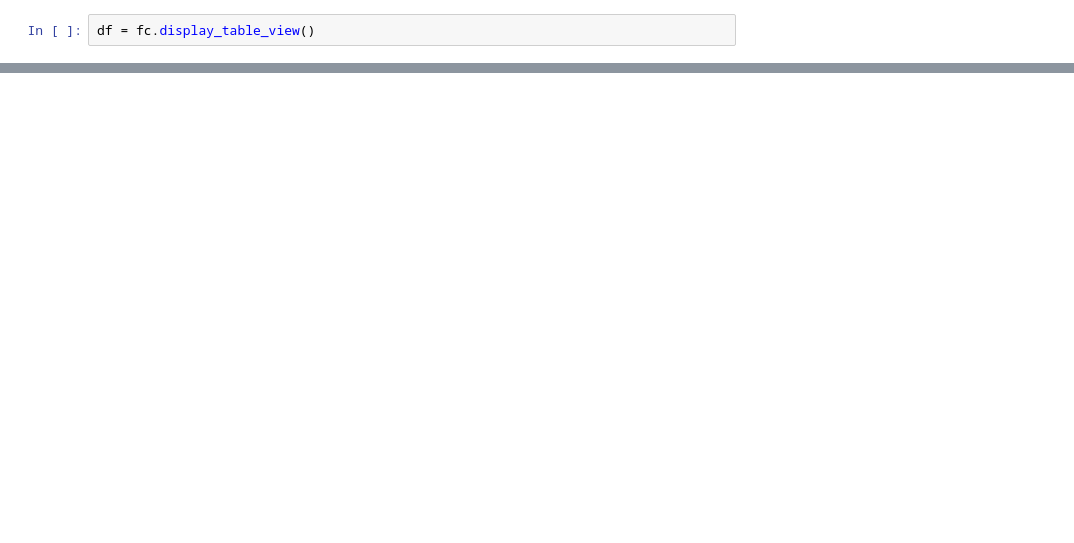
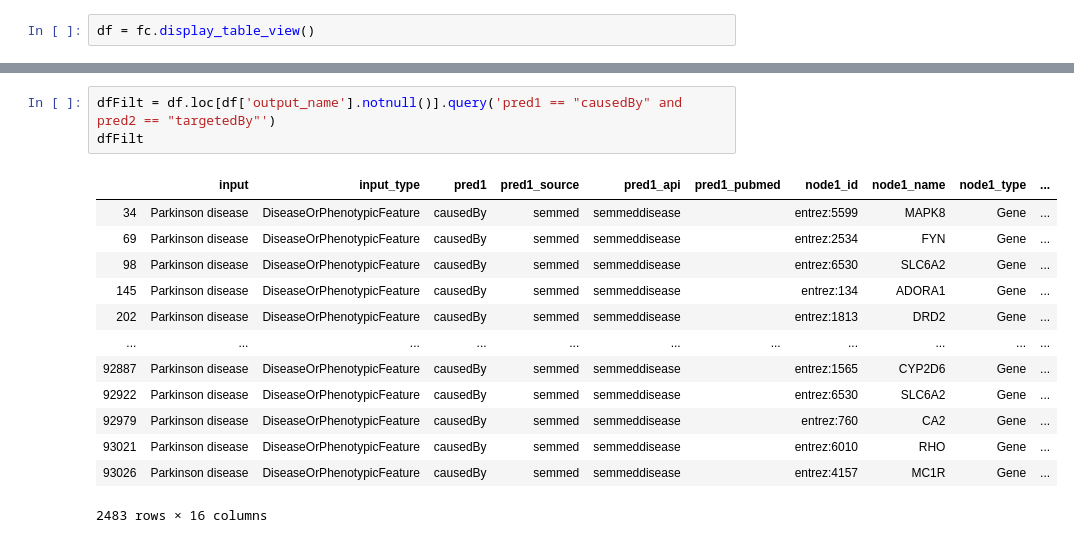
Before and after one commit to biothings/biothings_explorer_archived, a Jupyter notebook: jupyter notebooks/TIDBIT 02 Finding New Uses for Existing Drugs to Treat Parkinson’s Disease.ipynb, the cells around one changed output, grey strips where cells are left out. Drawn from its saved outputs; the diff is of its cells as text; blank space fills up the shorter version.

```diff
--- a/jupyter notebooks/TIDBIT 02 Finding New Uses for Existing Drugs to Treat Parkinson’s Disease.ipynb
+++ b/jupyter notebooks/TIDBIT 02 Finding New Uses for Existing Drugs to Treat Parkinson’s Disease.ipynb
@@ -94,0 +69,17 @@ array(['umls:C0243192', 'umls:C0207636', 'umls:C0008260', 'umls:C0043047',
+# %%
+dfFilt = df.loc[df['output_name'].notnull()].query('pred1 == "causedBy" and pred2 == "targetedBy"')
+dfFilt
+# %% [output]
+|  | input | input_type | pred1 | pred1_source | pred1_api | pred1_pubmed | node1_id | node1_name | node1_type | ... |
+| 34 | Parkinson disease | DiseaseOrPhenotypicFeature | causedBy | semmed | semmeddisease |  | entrez:5599 | MAPK8 | Gene | ... |
+| 69 | Parkinson disease | DiseaseOrPhenotypicFeature | causedBy | semmed | semmeddisease |  | entrez:2534 | FYN | Gene | ... |
+| 98 | Parkinson disease | DiseaseOrPhenotypicFeature | causedBy | semmed | semmeddisease |  | entrez:6530 | SLC6A2 | Gene | ... |
+| 145 | Parkinson disease | DiseaseOrPhenotypicFeature | causedBy | semmed | semmeddisease |  | entrez:134 | ADORA1 | Gene | ... |
+| 202 | Parkinson disease | DiseaseOrPhenotypicFeature | causedBy | semmed | semmeddisease |  | entrez:1813 | DRD2 | Gene | ... |
+| ... | ... | ... | ... | ... | ... | ... | ... | ... | ... | ... |
+| 92887 | Parkinson disease | DiseaseOrPhenotypicFeature | causedBy | semmed | semmeddisease |  | entrez:1565 | CYP2D6 | Gene | ... |
+| 92922 | Parkinson disease | DiseaseOrPhenotypicFeature | causedBy | semmed | semmeddisease |  | entrez:6530 | SLC6A2 | Gene | ... |
+| 92979 | Parkinson disease | DiseaseOrPhenotypicFeature | causedBy | semmed | semmeddisease |  | entrez:760 | CA2 | Gene | ... |
+| 93021 | Parkinson disease | DiseaseOrPhenotypicFeature | causedBy | semmed | semmeddisease |  | entrez:6010 | RHO | Gene | ... |
+| 93026 | Parkinson disease | DiseaseOrPhenotypicFeature | causedBy | semmed | semmeddisease |  | entrez:4157 | MC1R | Gene | ... |
+2483 rows × 16 columns
```
Also changed, not shown: parts of 19 cells of this notebook, 1 other file.
